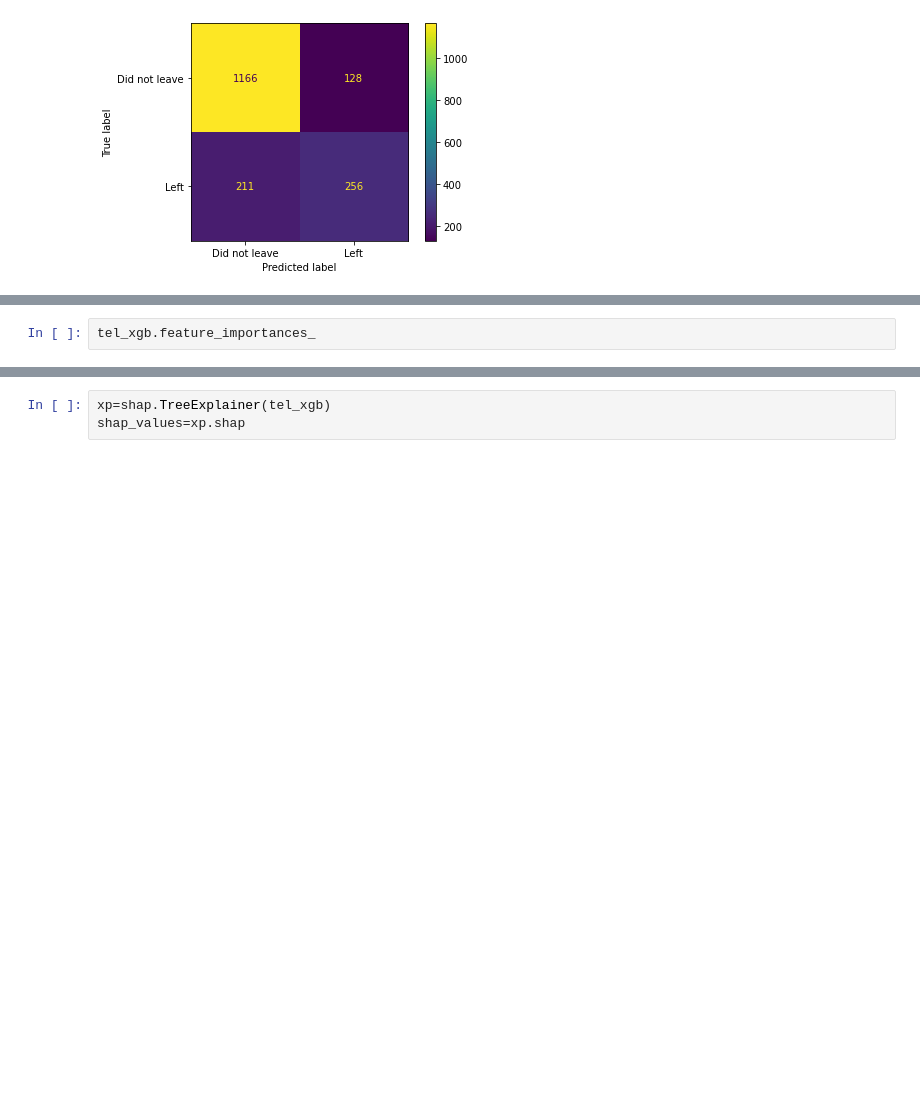
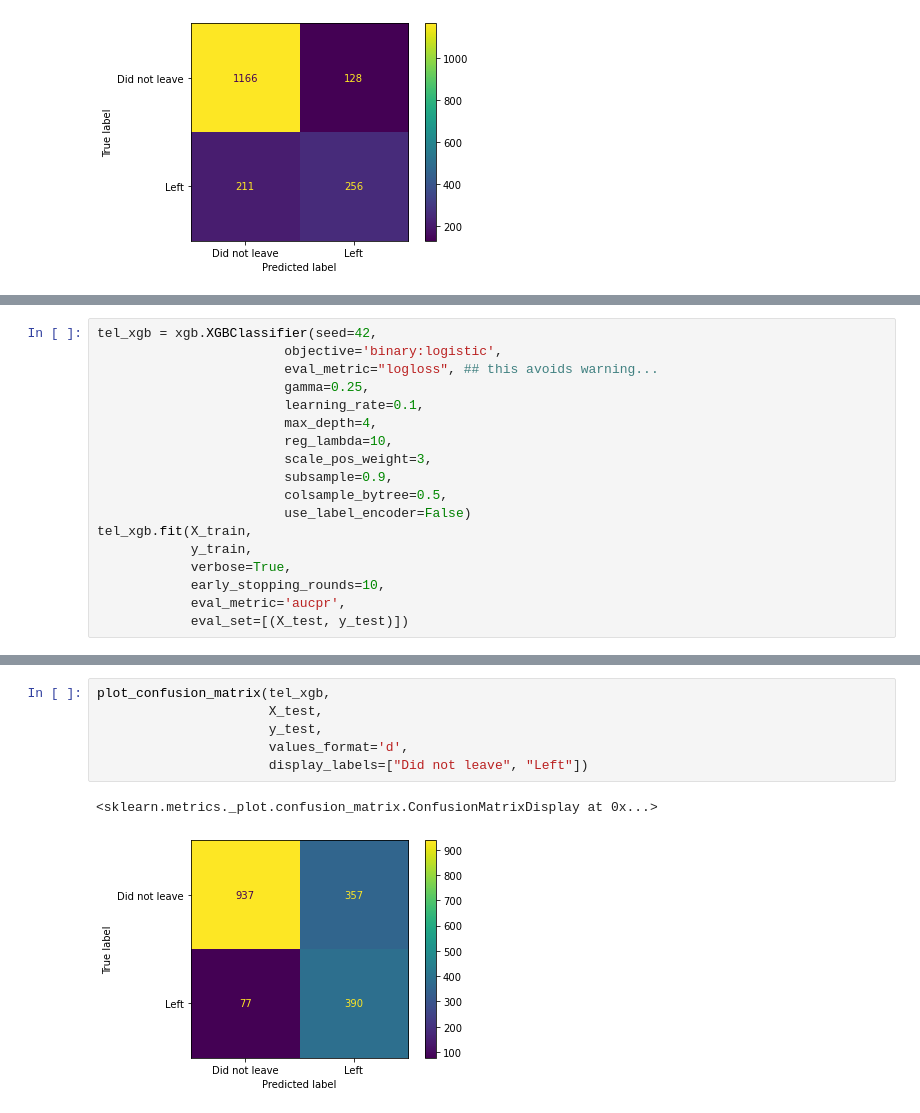
Before and after one commit to Devnathv/DatascienceProjects, a Jupyter notebook: XGBoost_GuidedProject.ipynb, the cells around one changed output, grey strips where cells are left out. Cells and saved outputs as stored; diff of their text form; blank space fills up the shorter version.

```diff
--- a/XGBoost_GuidedProject.ipynb
+++ b/XGBoost_GuidedProject.ipynb
@@ -372,3 +421,19 @@ import shap
 # %%
-tel_xgb.feature_importances_
+tel_xgb = xgb.XGBClassifier(seed=42,
+                        objective='binary:logistic',
+                        eval_metric="logloss", ## this avoids warning...
+                        gamma=0.25,
+                        learning_rate=0.1,
+                        max_depth=4,
+                        reg_lambda=10,
+                        scale_pos_weight=3,
+                        subsample=0.9,
+                        colsample_bytree=0.5,
+                        use_label_encoder=False)
+tel_xgb.fit(X_train,
+            y_train,
+            verbose=True,
+            early_stopping_rounds=10,
+            eval_metric='aucpr',
+            eval_set=[(X_test, y_test)])
 # %% [output]
@@ -376,3 +466,9 @@ NameError: name 'tel_xgb' is not defined
 # %%
-xp=shap.TreeExplainer(tel_xgb)
-shap_values=xp.shap
+plot_confusion_matrix(tel_xgb,
+                      X_test,
+                      y_test,
+                      values_format='d',
+                      display_labels=["Did not leave", "Left"])
+# %% [output]
+<sklearn.metrics._plot.confusion_matrix.ConfusionMatrixDisplay at 0x...>
+[figure, added]
```
Also changed, not shown: parts of 8 cells of this notebook.
